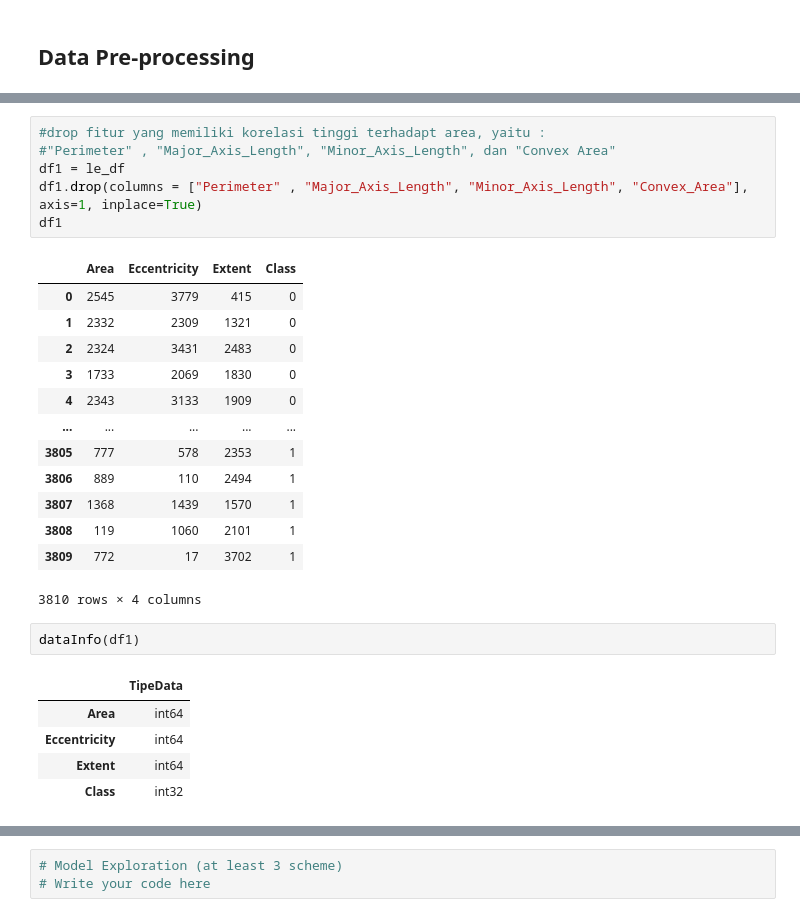
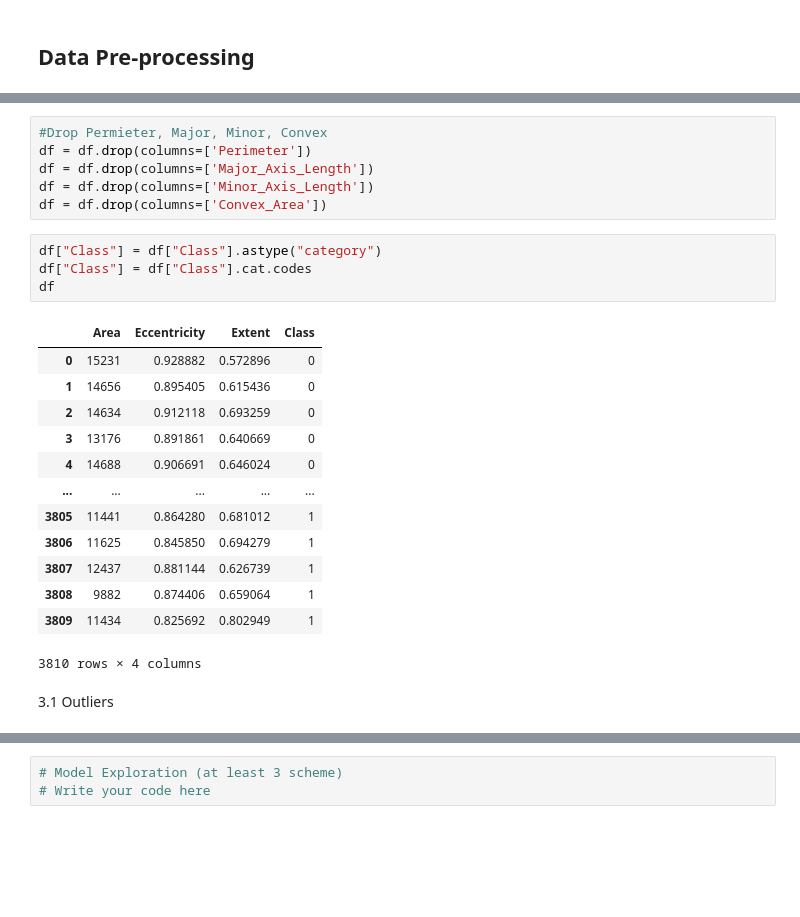
Before and after one commit to chiquitosaf/CLO4AI, a Jupyter notebook: Project-Based Assignment CLO-4.ipynb, the cells around one changed output, grey strips where cells are left out. Saved outputs shown, nothing was run; the diff lists cells and outputs as text; blank space fills up the shorter version.

```diff
--- a/Project-Based Assignment CLO-4.ipynb
+++ b/Project-Based Assignment CLO-4.ipynb
@@ -314,28 +270,26 @@ def removeOutliers(df):
-# %%
-#drop fitur yang memiliki korelasi tinggi terhadapt area, yaitu :
-#"Perimeter" , "Major_Axis_Length", "Minor_Axis_Length", dan "Convex Area"
-df1 = le_df
-df1.drop(columns = ["Perimeter" , "Major_Axis_Length", "Minor_Axis_Length", "Convex_Area"], axis=1, inplace=True)
-df1
-# %% [output]
-|  | Area | Eccentricity | Extent | Class |
-| 0 | 2545 | 3779 | 415 | 0 |
-| 1 | 2332 | 2309 | 1321 | 0 |
-| 2 | 2324 | 3431 | 2483 | 0 |
-| 3 | 1733 | 2069 | 1830 | 0 |
-| 4 | 2343 | 3133 | 1909 | 0 |
-| ... | ... | ... | ... | ... |
-| 3805 | 777 | 578 | 2353 | 1 |
-| 3806 | 889 | 110 | 2494 | 1 |
-| 3807 | 1368 | 1439 | 1570 | 1 |
-| 3808 | 119 | 1060 | 2101 | 1 |
-| 3809 | 772 | 17 | 3702 | 1 |
-3810 rows × 4 columns
-# %%
-dataInfo(df1)
-# %% [output]
-|  | TipeData |
-| Area | int64 |
-| Eccentricity | int64 |
-| Extent | int64 |
-| Class | int32 |
+# %%
+#Drop Permieter, Major, Minor, Convex
+df = df.drop(columns=['Perimeter'])
+df = df.drop(columns=['Major_Axis_Length'])
+df = df.drop(columns=['Minor_Axis_Length'])
+df = df.drop(columns=['Convex_Area'])
+# %%
+df["Class"] = df["Class"].astype("category")
+df["Class"] = df["Class"].cat.codes
+df
+# %% [output]
+|  | Area | Eccentricity | Extent | Class |
+| 0 | 15231 | 0.928882 | 0.572896 | 0 |
+| 1 | 14656 | 0.895405 | 0.615436 | 0 |
+| 2 | 14634 | 0.912118 | 0.693259 | 0 |
+| 3 | 13176 | 0.891861 | 0.640669 | 0 |
+| 4 | 14688 | 0.906691 | 0.646024 | 0 |
+| ... | ... | ... | ... | ... |
+| 3805 | 11441 | 0.864280 | 0.681012 | 1 |
+| 3806 | 11625 | 0.845850 | 0.694279 | 1 |
+| 3807 | 12437 | 0.881144 | 0.626739 | 1 |
+| 3808 | 9882 | 0.874406 | 0.659064 | 1 |
+| 3809 | 11434 | 0.825692 | 0.802949 | 1 |
+3810 rows × 4 columns
+# %% [markdown]
+3.1 Outliers
```
Also changed, not shown: parts of 33 cells of this notebook.
